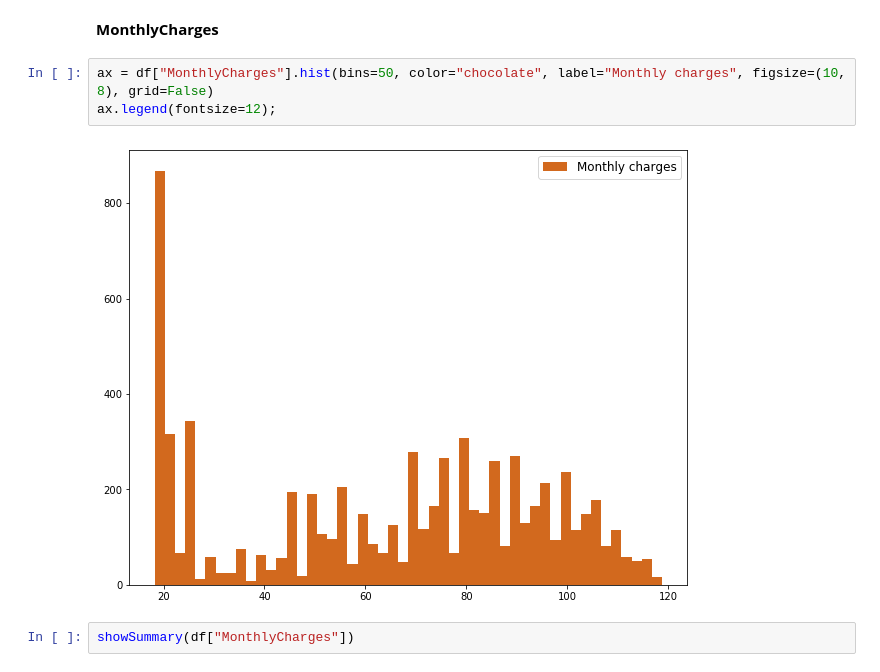
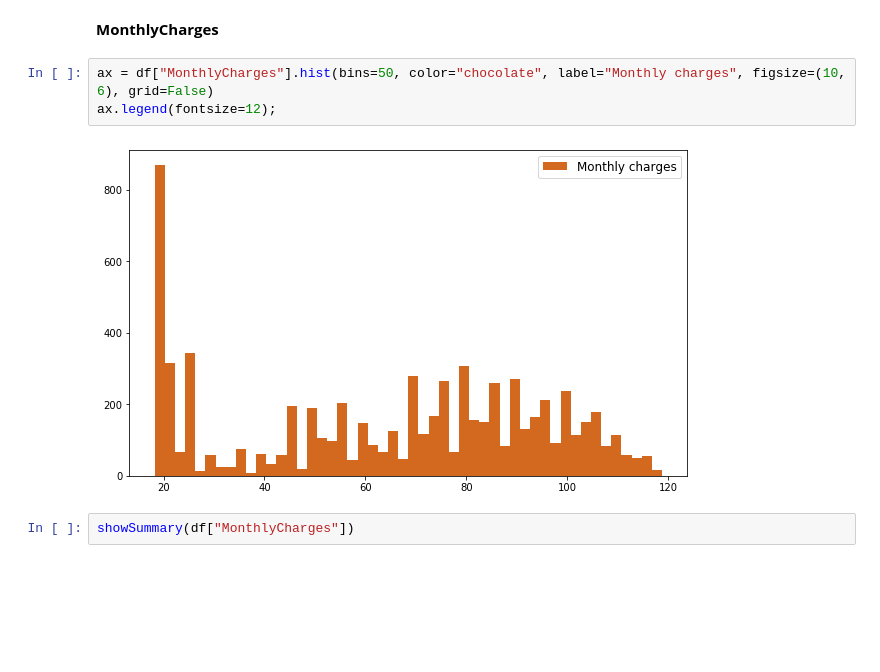
Before and after one commit to lucienwalewski/cse204project, a Jupyter notebook: src/main.ipynb, the cells around one changed output. Saved outputs shown, nothing was run; the diff lists cells and outputs as text; blank space fills up the shorter version.

```diff
--- a/src/main.ipynb
+++ b/src/main.ipynb
@@ -236,10 +237,10 @@ Plot shows that distribution of values of variable **tenure** is almost symmetri
 # %% [markdown]
 **MonthlyCharges**
 # %%
-ax = df["MonthlyCharges"].hist(bins=50, color="chocolate", label="Monthly charges", figsize=(10, 8), grid=False)
+ax = df["MonthlyCharges"].hist(bins=50, color="chocolate", label="Monthly charges", figsize=(10, 6), grid=False)
 ax.legend(fontsize=12);
 # %% [output]
-[figure, old version]
+[figure, new version]
 # %%
 showSummary(df["MonthlyCharges"])
 # %% [output]
```
Also changed, not shown: parts of 118 cells of this notebook.
